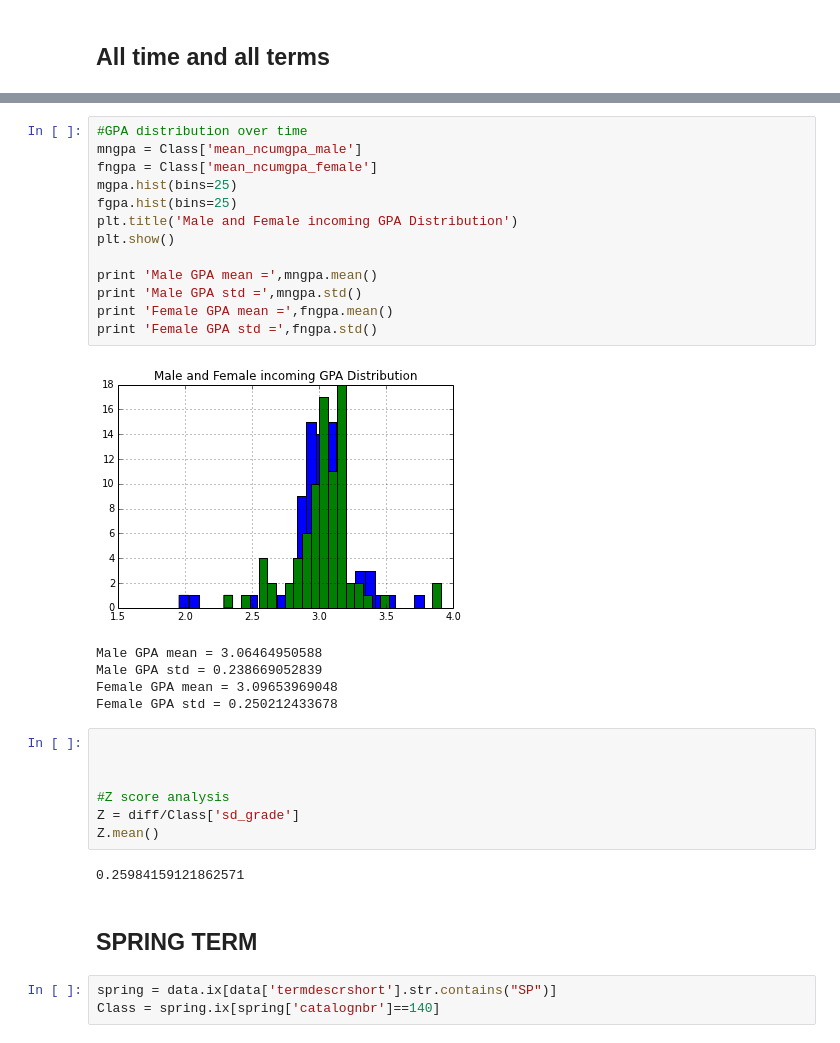
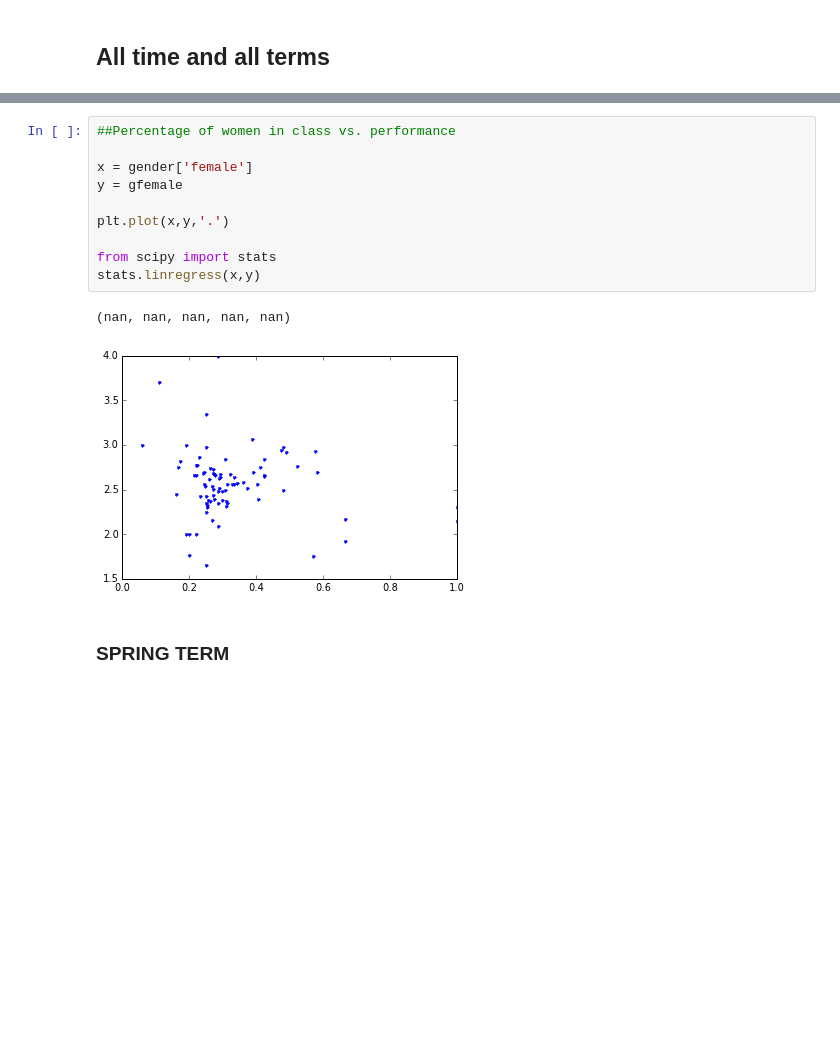
Before and after one commit to mkowshik/scaling-tribble, a Jupyter notebook: REBUILD DATA scripts/Physics/Physics 140.ipynb, the cells around one changed output, grey strips where cells are left out. Cells and saved outputs as stored; diff of their text form; blank space fills up the shorter version.

```diff
--- a/REBUILD DATA scripts/Physics/Physics 140.ipynb
+++ b/REBUILD DATA scripts/Physics/Physics 140.ipynb
@@ -143,33 +155,15 @@ dtype: float64
-# %%
-#GPA distribution over time
-mngpa = Class['mean_ncumgpa_male']
-fngpa = Class['mean_ncumgpa_female']
-mgpa.hist(bins=25)
-fgpa.hist(bins=25)
-plt.title('Male and Female incoming GPA Distribution')
-plt.show()
-
-print 'Male GPA mean =',mngpa.mean()
-print 'Male GPA std =',mngpa.std()
-print 'Female GPA mean =',fngpa.mean()
-print 'Female GPA std =',fngpa.std()
-# %% [output]
-[figure, removed]
-Male GPA mean = 3.06464950588
-Male GPA std = 0.238669052839
-Female GPA mean = 3.09653969048
-Female GPA std = 0.250212433678
-# %%
-
-
-
-#Z score analysis
-Z = diff/Class['sd_grade']
-Z.mean()
-# %% [output]
-0.25984159121862571
+# %%
+##Percentage of women in class vs. performance
+
+x = gender['female']
+y = gfemale
+
+plt.plot(x,y,'.')
+
+from scipy import stats
+stats.linregress(x,y)
+# %% [output]
+(nan, nan, nan, nan, nan)
+[figure, added]
 # %% [markdown]
-## SPRING TERM
+### SPRING TERM
-# %%
-spring = data.ix[data['termdescrshort'].str.contains("SP")]
-Class = spring.ix[spring['catalognbr']==140]
```
Also changed, not shown: parts of 17 cells of this notebook.
